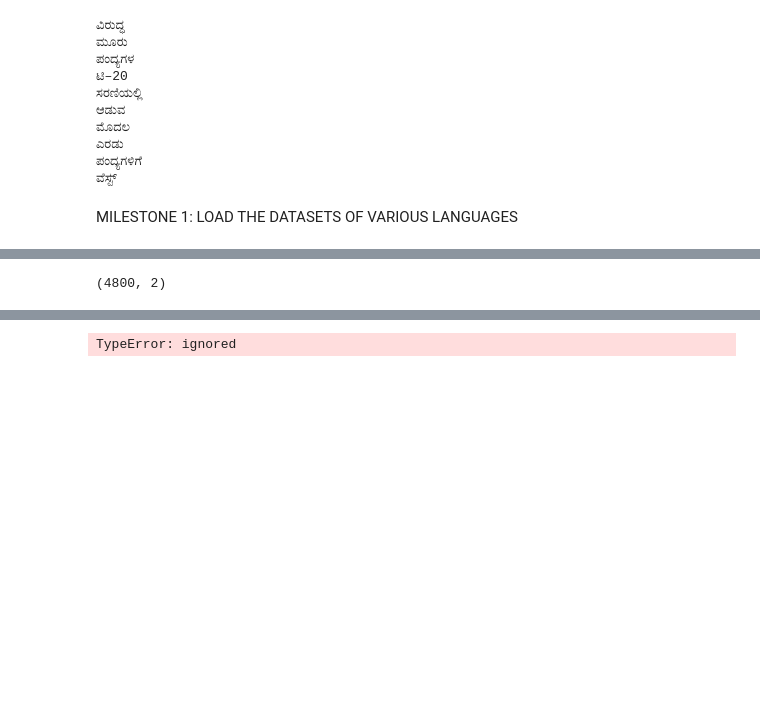
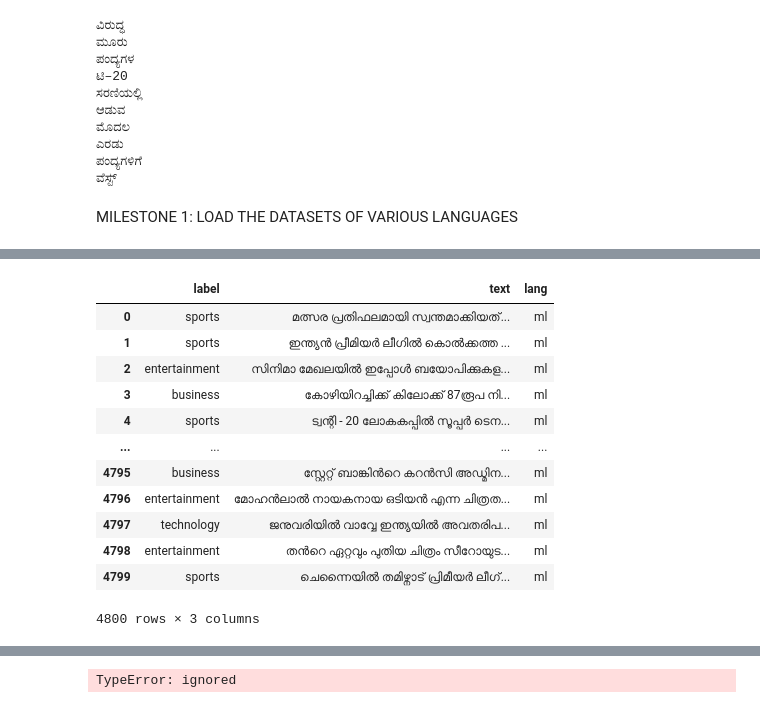
Before and after one commit to Tiru-Kaggundi/Adv_ML_project, a Jupyter notebook: LM_detection.ipynb, the cells around one changed output, grey strips where cells are left out. Saved outputs shown, nothing was run; the diff lists cells and outputs as text; code cells hidden in the pictures; blank space fills up the shorter version.

```diff
--- a/LM_detection.ipynb
+++ b/LM_detection.ipynb
@@ -330,9 +357,23 @@ train_kn.shape
 # %%
 # Load Malyalam train and test
-train_ml = pd.read_csv('/content/gdrive/MyDrive/AML_Project/ml/ml-train.csv', header=None)
-test_ml = pd.read_csv('/content/gdrive/MyDrive/AML_Project/ml/ml-test.csv', header=None)
-train_ml.shape
+train_ml = pd.read_csv('/content/gdrive/MyDrive/AML_Project/ml/ml-train.csv',names = ["label", "text"], header=None)
+train_ml['lang'] = "ml"
+test_ml = pd.read_csv('/content/gdrive/MyDrive/AML_Project/ml/ml-test.csv',names = ["label", "text"], header=None)
+test_ml['lang'] = "ml"
+train_ml
 # %% [output]
+|  | label | text | lang |
+| 0 | sports | മത്സര പ്രതിഫലമായി സ്വന്തമാക്കിയത്... | ml |
+| 1 | sports | ഇന്ത്യൻ പ്രീമിയർ ലീഗിൽ കൊൽക്കത്ത ... | ml |
+| 2 | entertainment | സിനിമാ മേഖലയിൽ ഇപ്പോൾ ബയോപിക്കുകള... | ml |
+| 3 | business | കോഴിയിറച്ചിക്ക് കിലോക്ക് 87രൂപ നി... | ml |
+| 4 | sports | ട്വന്റി - 20 ലോകകപ്പിൽ സൂപ്പർ ടെന... | ml |
+| ... | ... | ... | ... |
+| 4795 | business | സ്റ്റേറ്റ് ബാങ്കിൻറെ കറൻസി അഡ്മിന... | ml |
+| 4796 | entertainment | മോഹൻലാൽ നായകനായ ഒടിയൻ എന്ന ചിത്രത... | ml |
+| 4797 | technology | ജനുവരിയിൽ വാവ്വേ ഇന്ത്യയിൽ അവതരിപ... | ml |
+| 4798 | entertainment | തൻറെ ഏറ്റവും പുതിയ ചിത്രം സീറോയുട... | ml |
+| 4799 | sports | ചെന്നൈയിൽ തമിഴ്നാട് പ്രിമീയർ ലീഗ്... | ml |
-(4800, 2)
+4800 rows × 3 columns
 # %%
 # Load Bengali train and test
```
Also changed, not shown: parts of 7 cells of this notebook.
